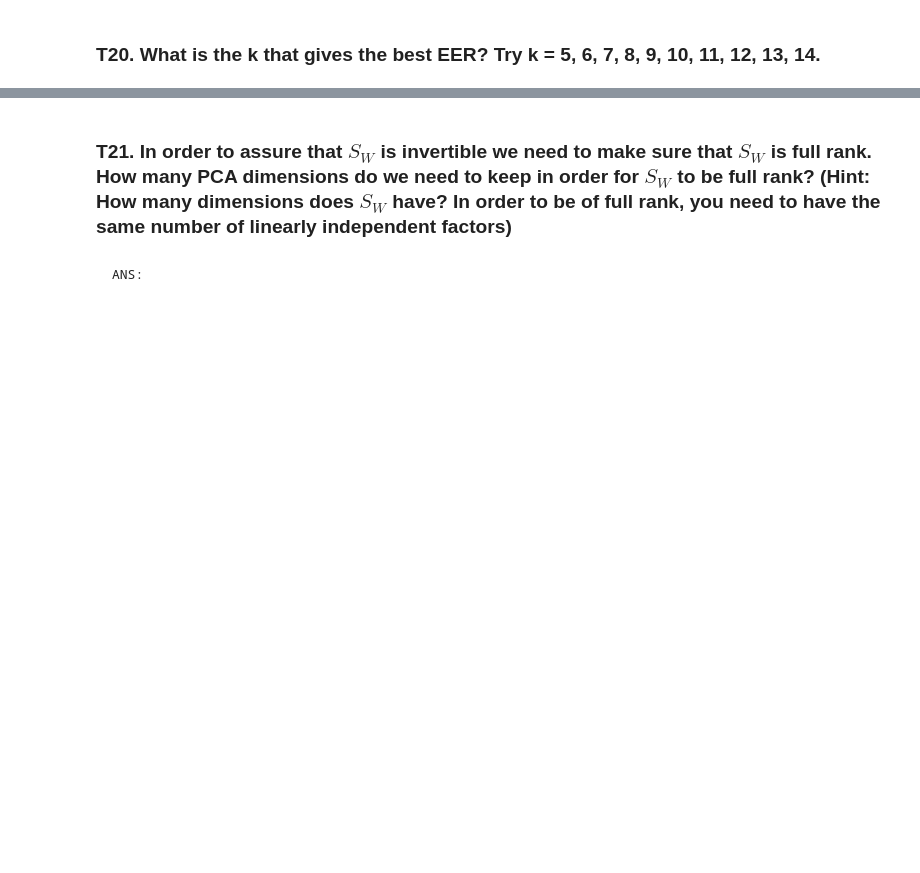
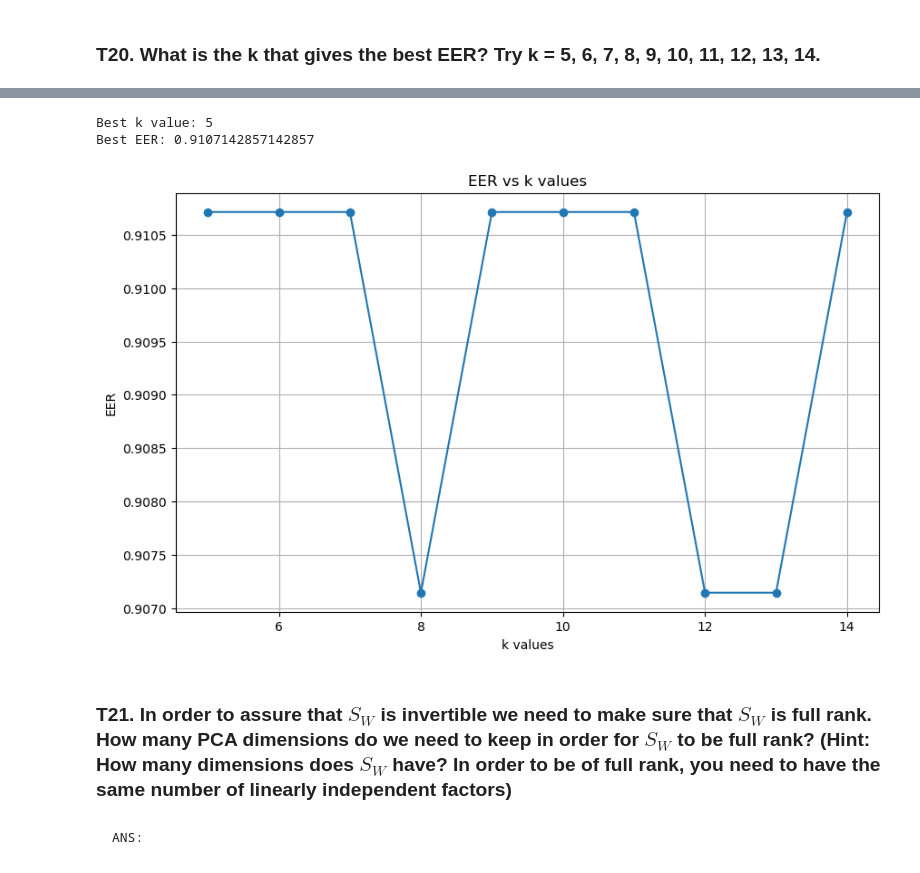
Before and after one commit to pupipatsk/Pattern-Recognition, a Jupyter notebook: HW/HW03/HW03.ipynb, the cells around one changed output, grey strips where cells are left out. Saved outputs shown, nothing was run; the diff lists cells and outputs as text; code cells hidden in the pictures; blank space fills up the shorter version.

```diff
--- a/HW/HW03/HW03.ipynb
+++ b/HW/HW03/HW03.ipynb
@@ -855,3 +872,44 @@ test_reduce_dimension()
+# %%
+# INSERT CODE HERE
+# List of k values to try
+k_values = [5, 6, 7, 8, 9, 10, 11, 12, 13, 14]
+
+# Dictionary to store EER for each k
+eer_dict = {}
+
+# Iterate over each k value
+for k in k_values:
+    # Get projection vectors of T and D, then Keep first k projection values
+    T_reduced = calculate_projection_vectors(T, meanface, v)[:, :k]
+    D_reduced = calculate_projection_vectors(D, meanface, v)[:, :k]
+
+    # Calculate similarity matrix using reduced dimensions
+    reduced_similarity_matrix = generate_similarity_matrix(T_reduced, D_reduced)
+
+    # Plot ROC curve with EER and recall rate at 0.1% FAR
+    eer_tpr, _ = plot_roc(reduced_similarity_matrix, eer=True, far_target=0.001, display=False)
+
+    # Store the EER for this k value
+    eer_dict[k] = eer_tpr
+
+# Find the k with the best EER
+best_k = max(eer_dict, key=eer_dict.get)
+
+print("Best k value:", best_k)
+print("Best EER:", eer_dict[best_k])
+
+# Plot the EER values for different k values
+plt.figure(figsize=(10, 6))
+plt.plot(list(eer_dict.keys()), list(eer_dict.values()), marker='o')
+plt.xlabel('k values')
+plt.ylabel('EER')
+plt.title('EER vs k values')
+plt.grid(True)
+plt.show()
+# %% [output]
+Best k value: 5
+Best EER: 0.9107142857142857
+[figure, added]
 # %% [markdown]
 ### T21. In order to assure that $S_W$ is invertible we need to make sure that $S_W$ is full rank. How many PCA dimensions do we need to keep in order for $S_W$ to be full rank? (Hint: How many dimensions does $S_W$ have? In order to be of full rank, you need to have the same number of linearly independent factors)
 # %% [markdown]
```
Also changed, not shown: parts of 13 cells of this notebook.
